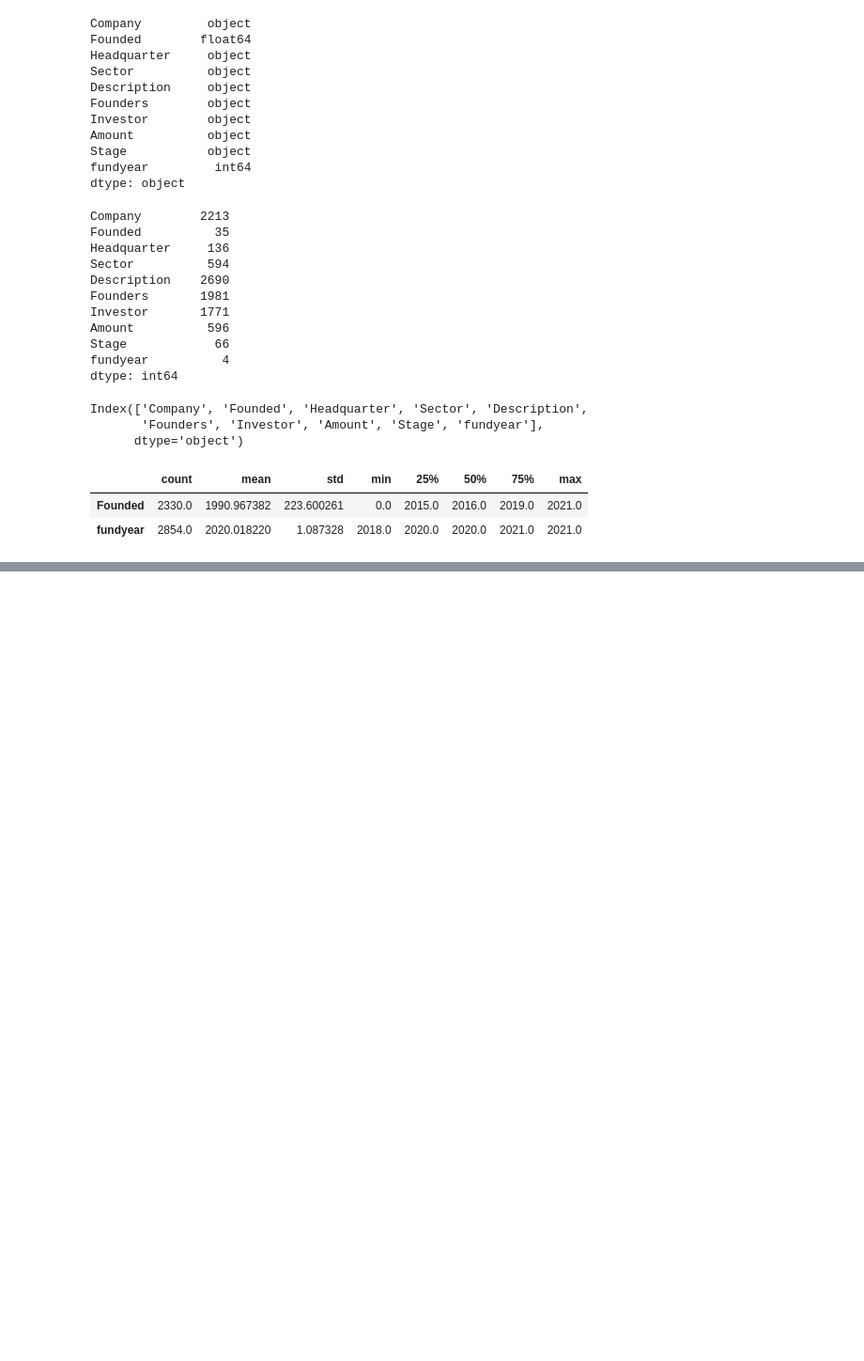
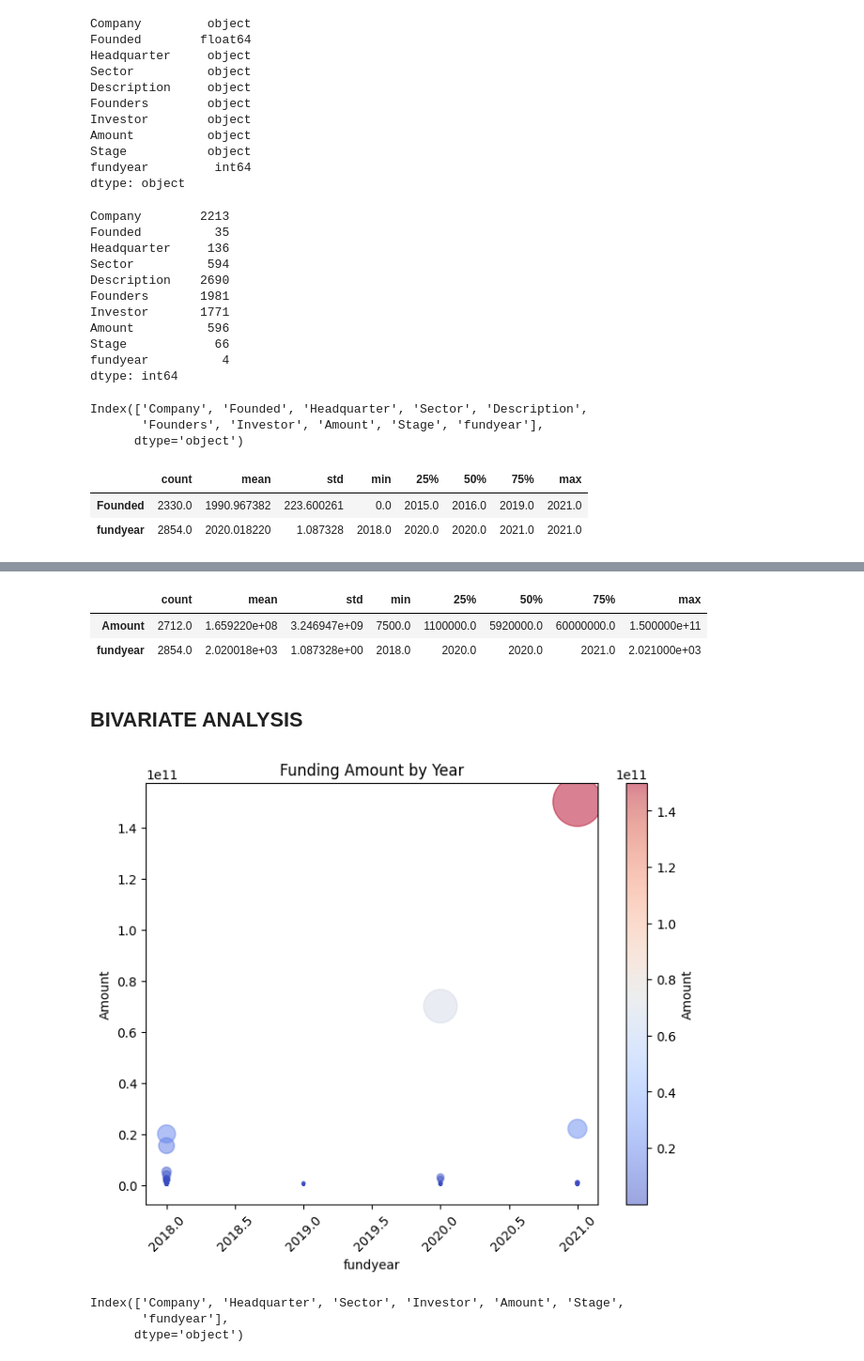
Before and after one commit to raymondmusyoka/Indian-startups-Fundings, a Jupyter notebook: Notebooks/project.ipynb, the cells around one changed output, grey strips where cells are left out. Shown at 94% size. Saved outputs shown, nothing was run; the diff lists cells and outputs as text; code cells hidden in the pictures; blank space fills up the shorter version.

Commit message:
git add visualization

```diff
--- a/Notebooks/project.ipynb
+++ b/Notebooks/project.ipynb
@@ -1509,11 +1592 @@ redistributed_sector      0
 dtype: int64
-# %%
-# knowing that 2018 data does not have founded, founders and investors column
-# Founded: replace null values with median
-df['Founded'].fillna(df['Founded'].median(), inplace=True)
-
-# Founders: simulate by filling with "Unknown")
-df['Founders'].fillna('Unknown Founders', inplace=True)
-
-#Investor: simulate by filling with "Various Investors")
-df['Investor'].fillna('unknown Investors', inplace=True)
@@ -1519,0 +1636,8 @@ df['Investor'].fillna('unknown Investors', inplace=True)
+# %%
+'''Drop column irrelevant to analytical question'''
+
+# Drop the "Founded" and "Founders" columns from merged_data
+df.drop(columns=['Founded', 'Founders'], inplace=True)
+# %%
+# Impute missing values in 'Investor' with mode
+df['Investor'].fillna(df['Investor'].mode()[0], inplace=True)
@@ -1533,0 +1697,37 @@ dtype: int64
+# %%
+df.describe().T
+# %% [output]
+|  | count | mean | std | min | 25% | 50% | 75% | max |
+| Amount | 2712.0 | 1.659220e+08 | 3.246947e+09 | 7500.0 | 1100000.0 | 5920000.0 | 60000000.0 | 1.500000e+11 |
+| fundyear | 2854.0 | 2.020018e+03 | 1.087328e+00 | 2018.0 | 2020.0 | 2020.0 | 2021.0 | 2.021000e+03 |
+# %% [markdown]
+## BIVARIATE ANALYSIS
+# %%
+# Convert 'Funding Year' to string
+fundyear = df['fundyear'].astype('float')
+amount = df['Amount']
+plt.figure(figsize=(8, 6))
+
+# Create a scatter plot with color
+scatter = plt.scatter(fundyear, amount, s=amount/100000000, c=amount, cmap='coolwarm', alpha=0.5)
+
+# Add colorbar
+colorbar = plt.colorbar(scatter)
+colorbar.set_label('Amount')
+
+# Customize the plot
+plt.title('Funding Amount by Year')
+plt.xlabel('fundyear')
+plt.ylabel('Amount')
+plt.xticks(rotation=45)
+
+# Display the plot
+plt.show()
+# %% [output]
+[figure, added]
+# %%
+df.columns
+# %% [output]
+Index(['Company', 'Headquarter', 'Sector', 'Investor', 'Amount', 'Stage',
+       'fundyear'],
+      dtype='object')
```
Also changed, not shown: parts of 47 cells of this notebook.
